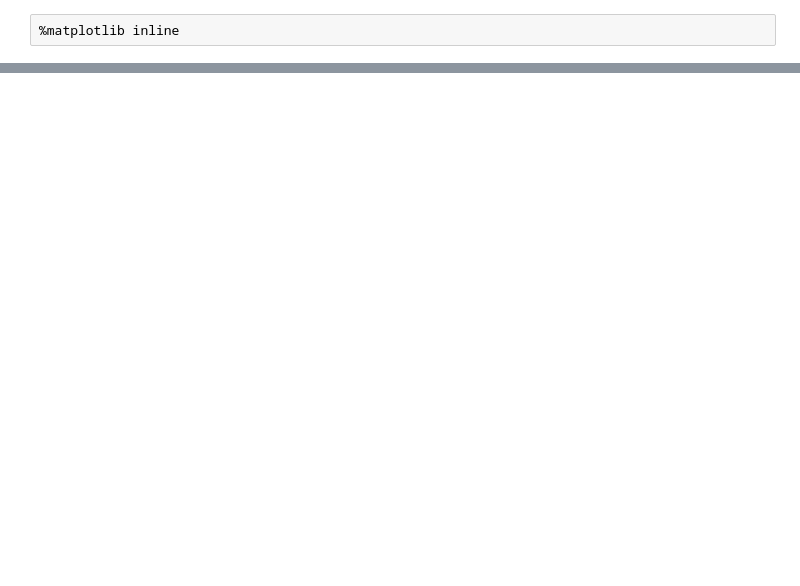
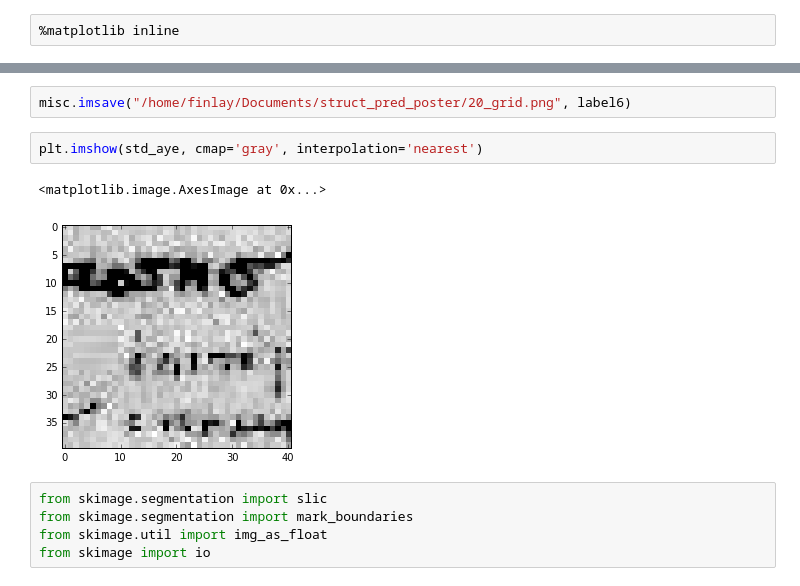
Before and after one commit to fmcc/mss_layout_analysis, a Jupyter notebook: notebooks/Scratch.ipynb, the cells around one changed output, grey strips where cells are left out. Cells and saved outputs as stored; diff of their text form; blank space fills up the shorter version.

```diff
--- a/notebooks/Scratch.ipynb
+++ b/notebooks/Scratch.ipynb
@@ -21,0 +59,12 @@ flat_label = flatten_vector_matrix(label)
+# %%
+misc.imsave("/home/finlay/Documents/struct_pred_poster/20_grid.png", label6)
+# %%
+plt.imshow(std_aye, cmap='gray', interpolation='nearest')
+# %% [output]
+<matplotlib.image.AxesImage at 0x...>
+[figure, added]
+# %%
+from skimage.segmentation import slic
+from skimage.segmentation import mark_boundaries
+from skimage.util import img_as_float
+from skimage import io
```
Also changed, not shown: parts of 14 cells of this notebook, 31 other files.
